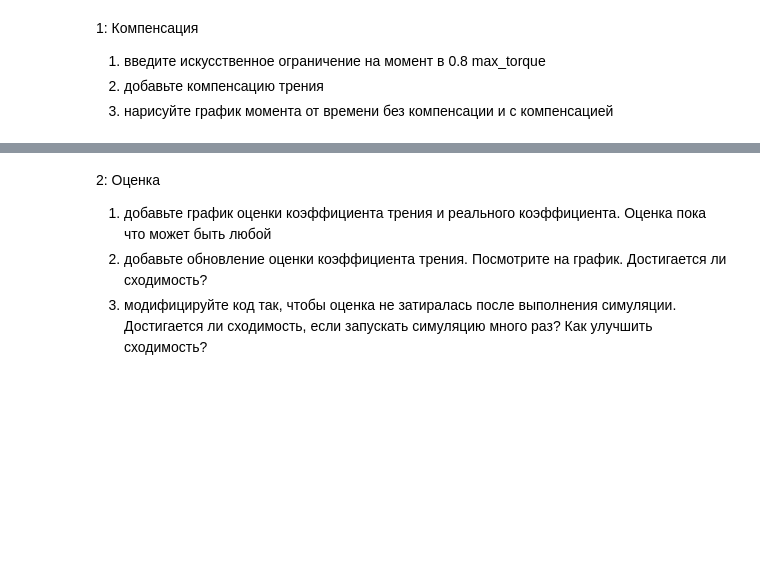
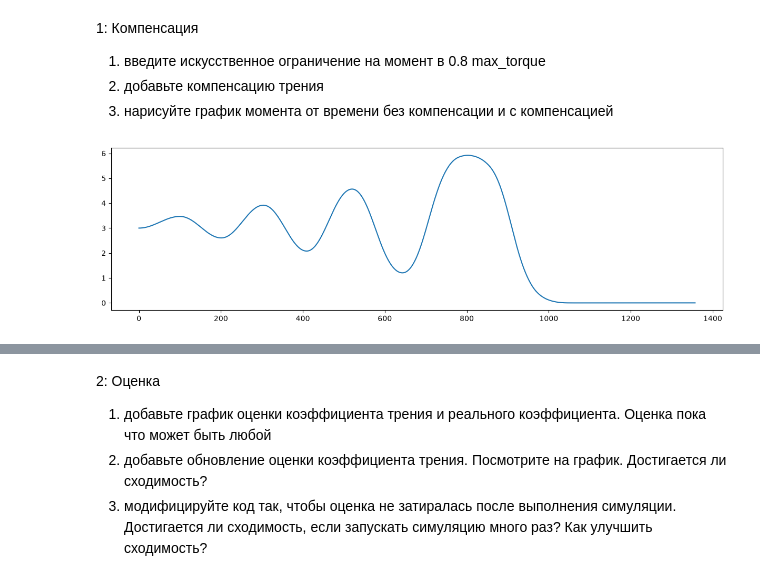
Before and after one commit to deadln/control-theory-mipt-2026, a Jupyter notebook: hw/ha08_identification_adaptive_control.ipynb, the cells around one changed output, grey strips where cells are left out. Saved outputs shown, nothing was run; the diff lists cells and outputs as text; code cells hidden in the pictures; blank space fills up the shorter version.

```diff
--- a/hw/ha08_identification_adaptive_control.ipynb
+++ b/hw/ha08_identification_adaptive_control.ipynb
@@ -563,3 +567,102 @@ clear_output(wait = True)
 1) введите искусственное ограничение на момент в 0.8 max_torque
 2) добавьте компенсацию трения
 3) нарисуйте график момента от времени без компенсации и с компенсацией
+# %%
+def run_pendulum2(x0, iter_num, visualize):
+    # print("1")
+    if (visualize == True):
+        WIND_X = 700
+        WIND_Y = 700
+        canvas = np.ones((700, 700, 3), np.uint8) * 70
+
+    pendulum = Pendulum(x0 = x0, y = 0.3, iter_delay = 1)
+
+    i = 0
+
+    x_traj = []
+    v_traj = []
+    u_traj = []
+    u_fric_traj = []
+    # print("2")
+
+    while(True):
+        # print("3")
+        state = pendulum.get_state()
+
+        true_state = pendulum.get_true_state()
+        #print("state:", state)
+        #print("true_state:", true_state)
+        #print("delayed states", pendulum.delayed_states)
+        #print()
+
+        control, u_friction = energy_control2(state, pendulum._E(), pendulum.E0, max_tau = 0.8, y = 0.8)
+
+        x_dot = pendulum.sys_dyn(control)
+
+        pendulum.integrate_sys_dyn(x_dot)
+
+        x_traj.append(state[0, 0])
+        v_traj.append(state[1, 0])
+        u_traj.append(control)
+        u_fric_traj.append(u_friction)
+
+        i += 1
+        # print("4")
+
+        if (i > iter_num):
+            break
+        # print("5")
+
+        if (visualize == True):
+            canvas = cv2.addWeighted(canvas, 0.93, canvas, 0, 0)
+
+            draw_pendulum(canvas, WIND_X // 2, WIND_Y // 2, 300,
+                          state[0, 0], (123, 234, 45), inverted = False)
+
+            cv2.imshow("pendulum", canvas)
+
+            key = cv2.waitKey(10) & 0xFF
+
+            if (key == ord('q')):
+                break
+        # print("aboba")
+
+    if (visualize == True):
+        cv2.destroyAllWindows()
+        cv2.waitKey(10)
+
+    return x_traj, v_traj, u_traj, u_fric_traj
+
+
+def energy_control2(state, energy, energy0, max_tau = 5, y = 0):
+    x = state
+    E = energy
+    E0 = energy0
+
+    # u = -max_tau * float(np.sign((E - E0) * x[1, 0]))
+    u = np.clip(- 25 * np.sin(x[0, 0]) - 14 * x[1, 0], -max_tau, max_tau)  # -15 -14  -20 -14
+    u_friction = 0
+
+    if (np.cos(x[0, 0]) < 0.7):
+        u_friction = y * x[1,0]
+        u_control = -max_tau * float(np.sign((E - E0) * x[1, 0]))
+        u = u_control + u_friction
+        # u = 0.35 * x[1, 0]
+
+    return u, u_friction
+
+x_hist2, v_hist2, u_hist2, u_fric_hist2 = run_pendulum2(x0 = 3.0, iter_num = 7000, visualize = True)
+
+plot_1d(x_hist2)
+#plot_1d(x_t_traj)
+plot_1d(v_hist2)
+#plot_1d(v_t_traj)
+plot_1d(u_hist2)
+plot_1d(u_fric_hist2)
+
+plt.figure(figsize=(15, 15))
+plt.plot(x_hist2, v_hist2)
+plt.show()
+clear_output(wait = True)
+# %% [output]
+[figure, added]
```
Also changed, not shown: parts of 2 cells of this notebook.
